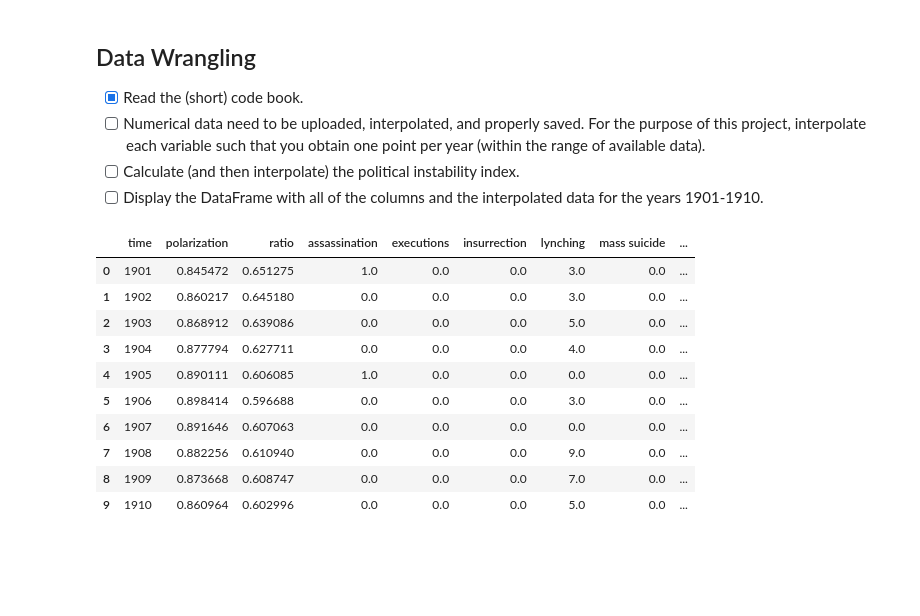
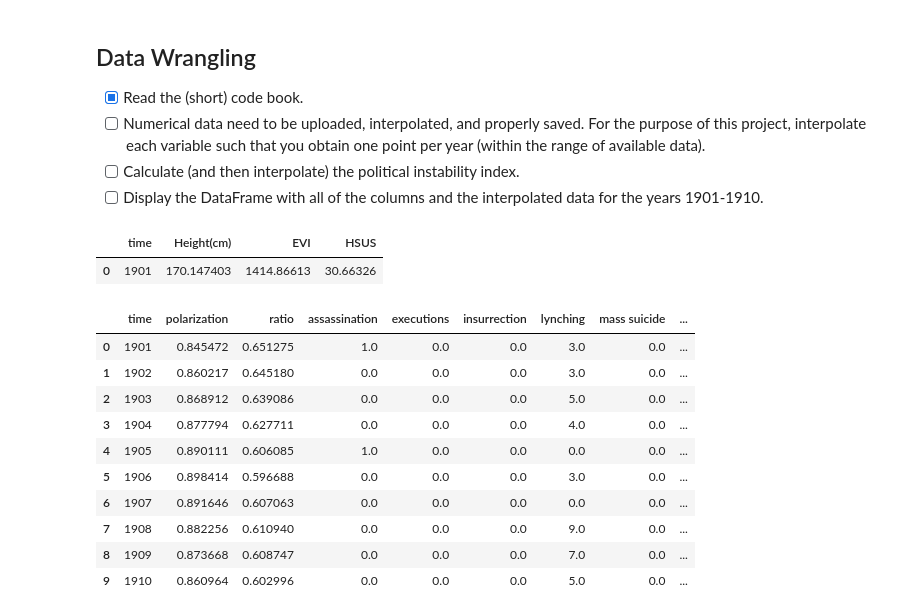
Before and after one commit to yhernandezm05/Final_project_data221, a Jupyter notebook: FInal_project.ipynb, the cells around one changed output. Drawn from its saved outputs; the diff is of its cells as text; code cells hidden in the pictures; blank space fills up the shorter version.

Commit message:
merged df

```diff
--- a/FInal_project.ipynb
+++ b/FInal_project.ipynb
@@ -45,3 +45,34 @@ plthsus = pd.read_csv("files/PltHSUS.csv", header=None)
+# %%
+dataframes = {
+    "pltevi" : pd.read_csv("files/PltEVI.csv", header=None),
+    "pltheight" : pd.read_csv("files/PltHeight.csv", header=None),
+    "plthsus" : pd.read_csv("files/PltHSUS.csv", header=None),
+}
+
+column_mappings = {
+    "pltevi": ["time", "EVI"],
+    "pltheight": ["time", "Height(cm)"],
+    "plthsus": ["time", "HSUS"],
+}
+
+for name, df in dataframes.items():
+    df.columns = column_mappings[name]
+    df = df.iloc[1:].reset_index(drop=True)
+    df["time"] = df["time"].astype(float).round().astype(int)
+    df[df.columns[1]] = df[df.columns[1]].astype(float)
+    df = df.drop_duplicates(subset=["time"])
+    df = df.set_index("time").reindex(range(df["time"].min(), df["time"].max() + 1)).interpolate()
+    df.reset_index(inplace=True)
+    dataframes[name] = df
+
+filtered_data = {name: df[(df["time"] >= 1901) & (df["time"] <= 1910)] for name, df in dataframes.items()}
+
+yordi_joined = filtered_data["pltheight"].merge(filtered_data["pltevi"], on="time").merge(filtered_data["plthsus"], on="time")
+# %%
+yordi_joined.head(1)
+# %% [output]
+|  | time | Height(cm) | EVI | HSUS |
+| 0 | 1901 | 170.147403 | 1414.86613 | 30.66326 |
 # %%
 # Dariel
 # - PltPolarizaiton.csv
```
Also changed, not shown: parts of 3 cells of this notebook.
